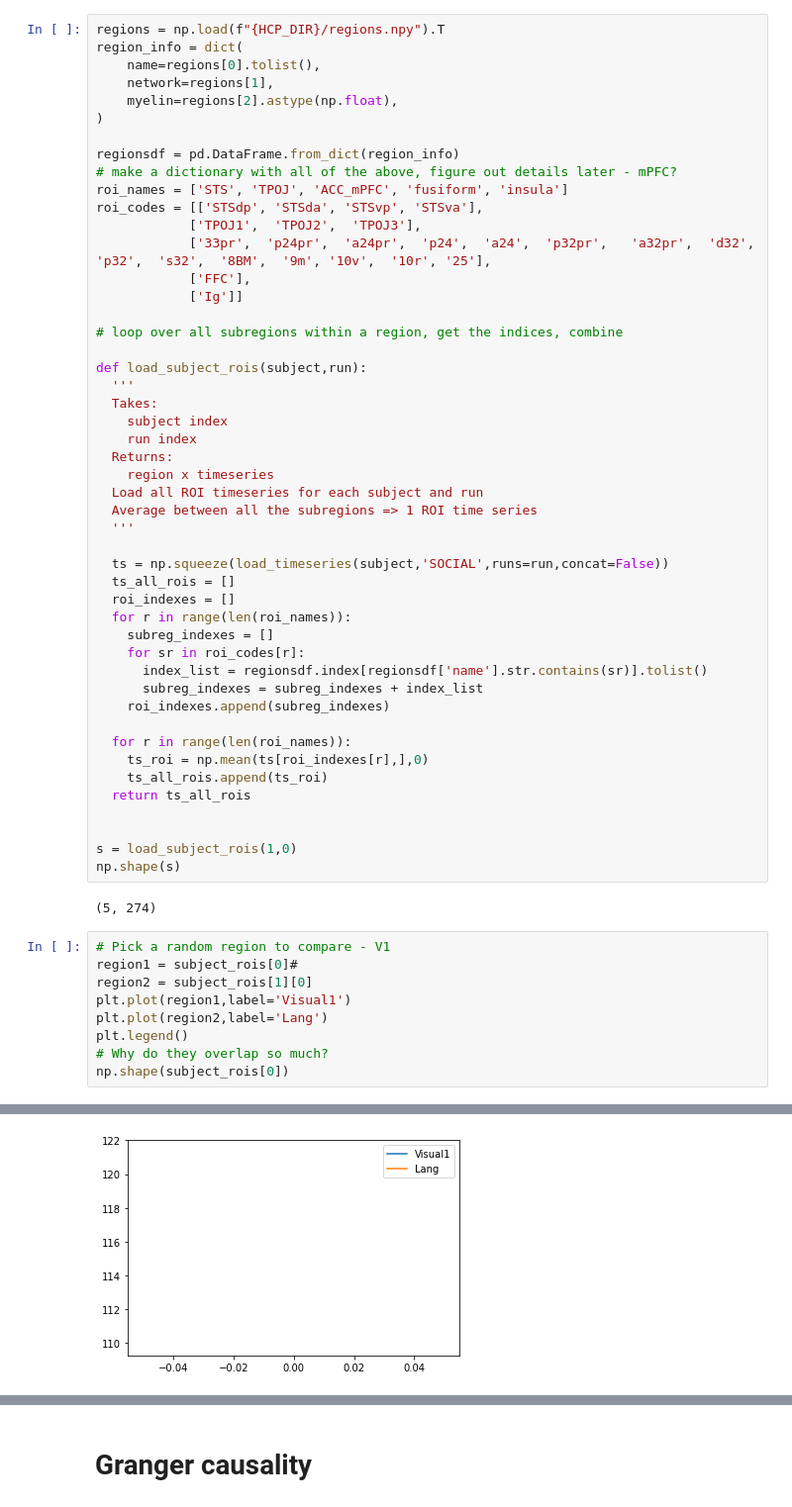
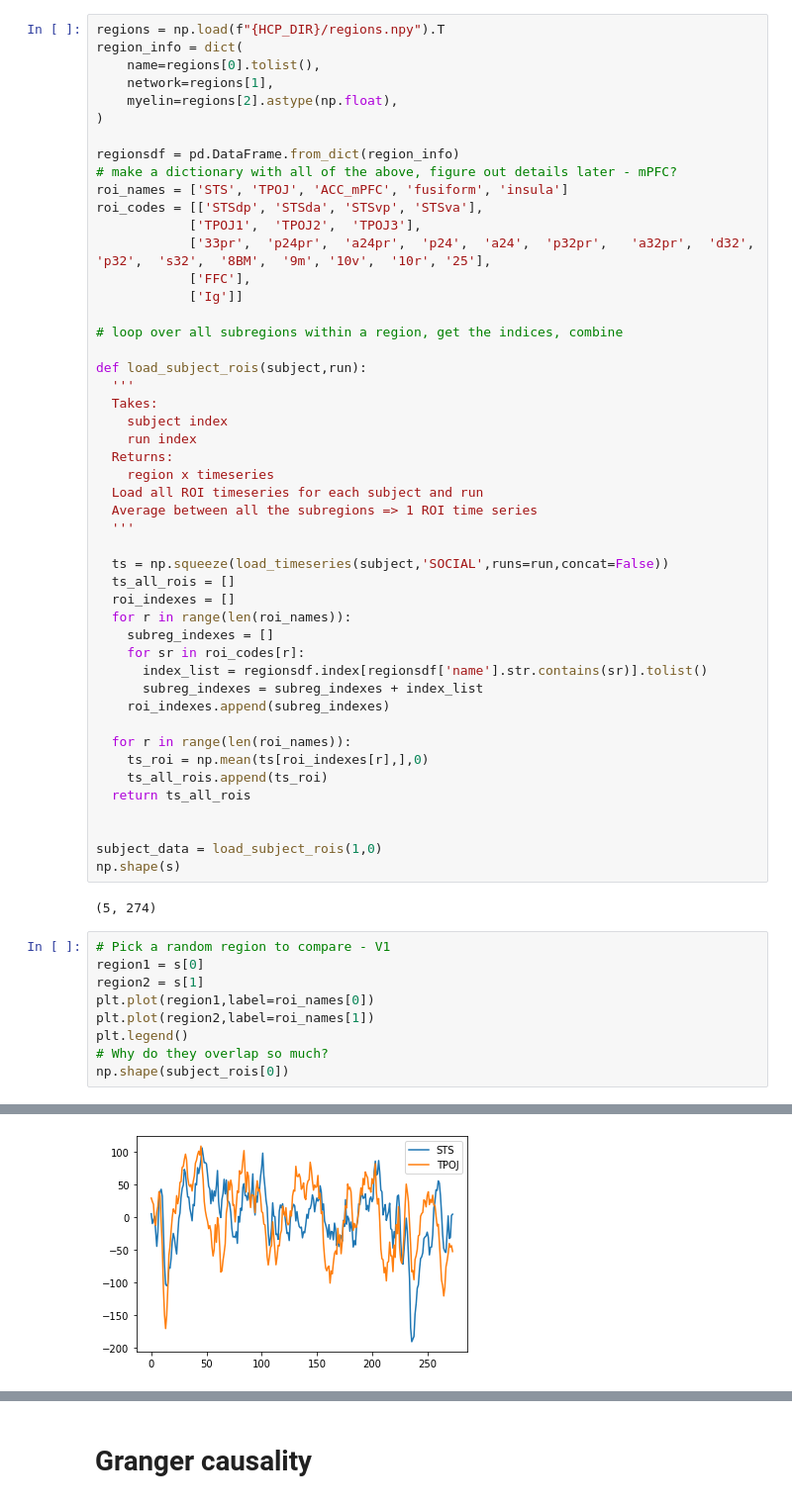
Before and after one commit to vss245/nma-code, a Jupyter notebook: hcp_fmri_analysis.ipynb, the cells around one changed output, grey strips where cells are left out. Shown at 99% size. Cells and saved outputs as stored; diff of their text form.

```diff
--- a/hcp_fmri_analysis.ipynb
+++ b/hcp_fmri_analysis.ipynb
@@ -283,16 +283,16 @@ def load_subject_rois(subject,run):
   return ts_all_rois
 
 
-s = load_subject_rois(1,0)
+subject_data = load_subject_rois(1,0)
 np.shape(s)
 # %% [output]
 (5, 274)
 # %%
 # Pick a random region to compare - V1
-region1 = subject_rois[0]#
-region2 = subject_rois[1][0]
-plt.plot(region1,label='Visual1')
-plt.plot(region2,label='Lang')
+region1 = s[0]
+region2 = s[1]
+plt.plot(region1,label=roi_names[0])
+plt.plot(region2,label=roi_names[1])
 plt.legend()
 # Why do they overlap so much?
 np.shape(subject_rois[0])
@@ -301 +301 @@ np.shape(subject_rois[0])
-[figure, old version]
+[figure, new version]
```
Also changed, not shown: parts of 6 cells of this notebook.
